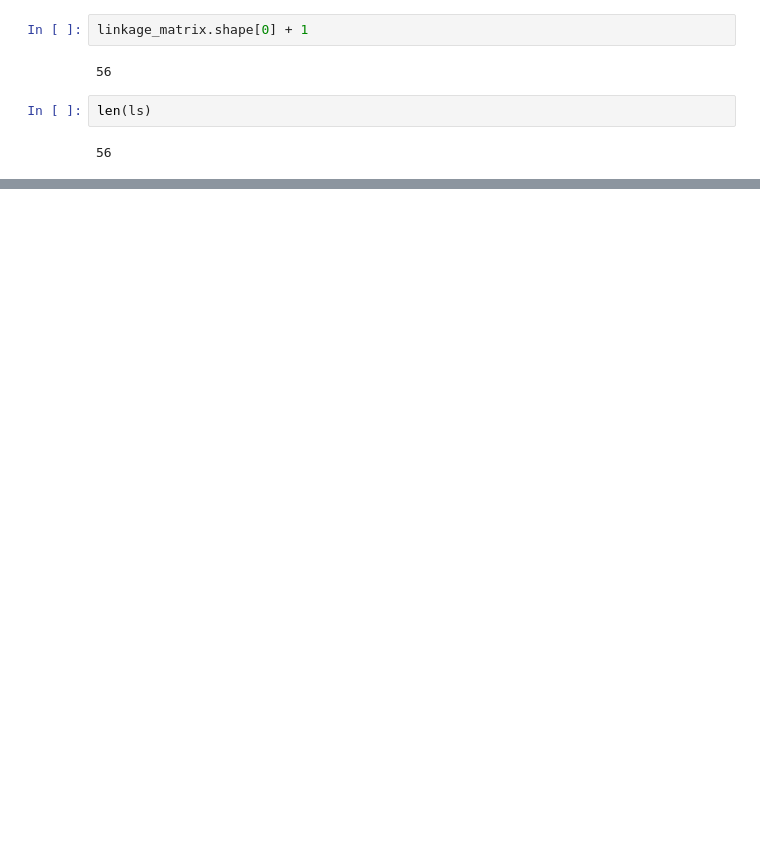
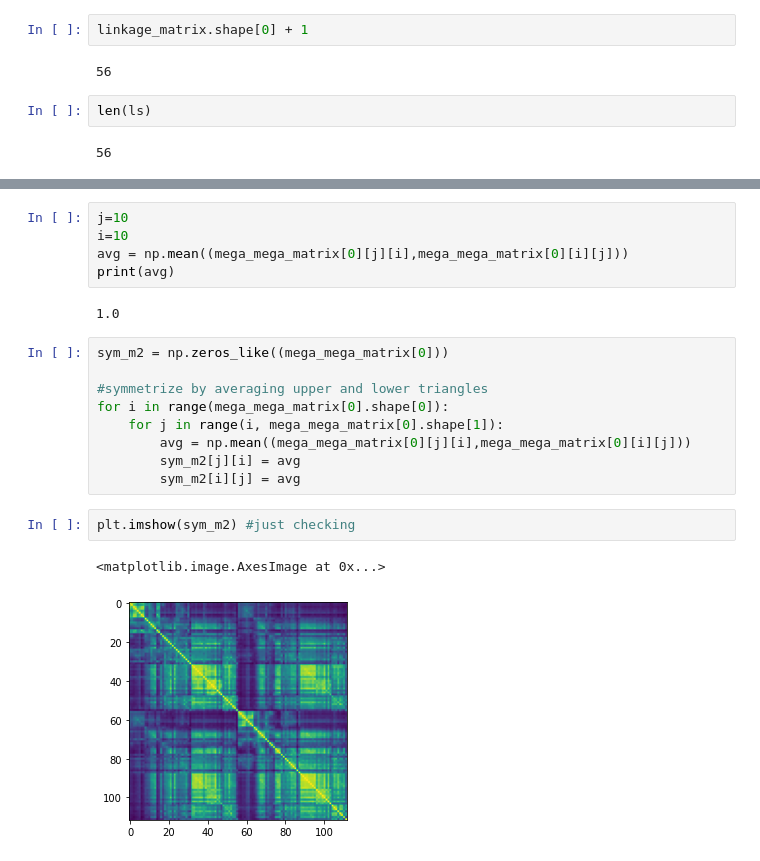
Before and after one commit to dawnfinzi/streams, a Jupyter notebook: notebooks/Mega^2_matrix_hierarchical_clustering.ipynb, the cells around one changed output, grey strips where cells are left out. Drawn from its saved outputs; the diff is of its cells as text; blank space fills up the shorter version.

```diff
--- a/notebooks/Mega^2_matrix_hierarchical_clustering.ipynb
+++ b/notebooks/Mega^2_matrix_hierarchical_clustering.ipynb
@@ -87,0 +101,21 @@ len(ls)
+# %%
+j=10
+i=10
+avg = np.mean((mega_mega_matrix[0][j][i],mega_mega_matrix[0][i][j]))
+print(avg)
+# %% [output]
+1.0
+# %%
+sym_m2 = np.zeros_like((mega_mega_matrix[0]))
+
+#symmetrize by averaging upper and lower triangles
+for i in range(mega_mega_matrix[0].shape[0]):
+    for j in range(i, mega_mega_matrix[0].shape[1]):
+        avg = np.mean((mega_mega_matrix[0][j][i],mega_mega_matrix[0][i][j]))
+        sym_m2[j][i] = avg
+        sym_m2[i][j] = avg
+# %%
+plt.imshow(sym_m2) #just checking
+# %% [output]
+<matplotlib.image.AxesImage at 0x...>
+[figure, added]
```
Also changed, not shown: parts of 10 cells of this notebook.
